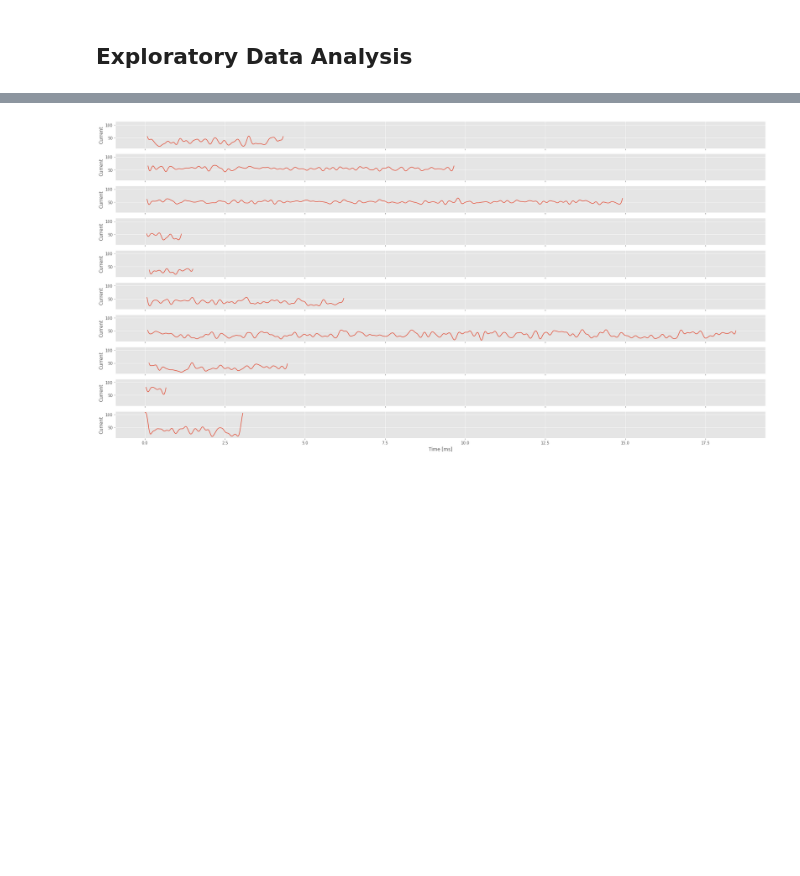
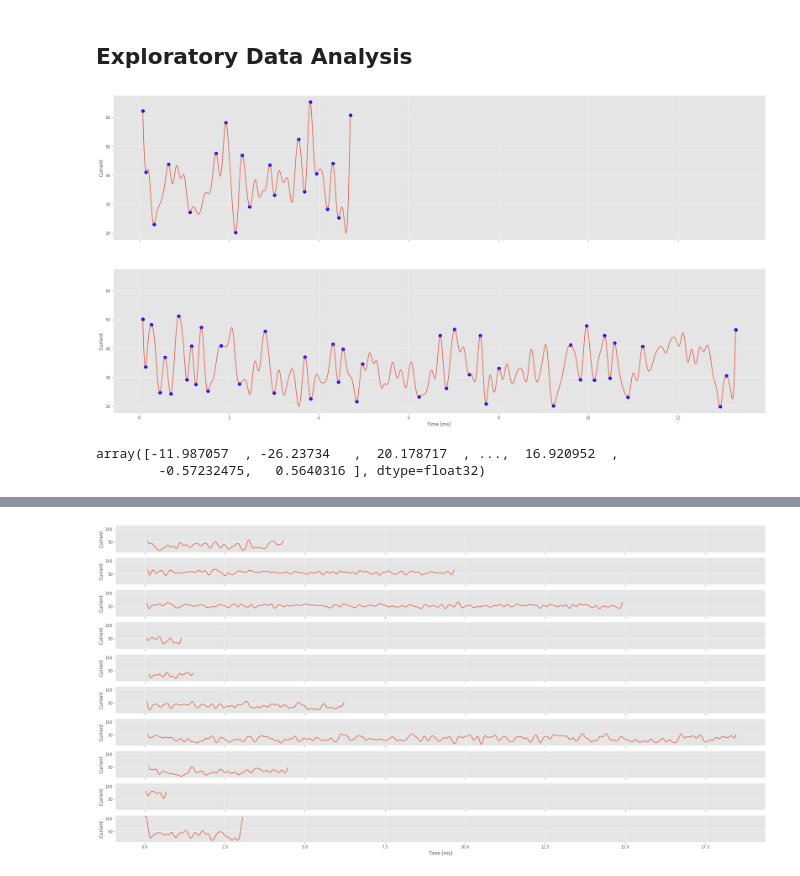
Before and after one commit to HaroldBenoit/ml4science-polymers, a Jupyter notebook: mete-exploration.ipynb, the cells around one changed output, grey strips where cells are left out. Cells and saved outputs as stored; diff of their text form; code cells hidden in the pictures; blank space fills up the shorter version.

```diff
--- a/mete.ipynb
+++ b/mete-exploration.ipynb
@@ -9,16 +10,3 @@ plt.style.use('ggplot')
 aa62_data = np.load('data/AA66266AA.npy', allow_pickle=True)
 aa64_data = np.load('data/AA66466AA.npy', allow_pickle=True)
 aa65_data = np.load('data/AA66566AA.npy', allow_pickle=True)
-# %%
-def plot_data(data):
-    k = len(data)
-    fig, axes = plt.subplots(k, 1, figsize=(30, 15), sharex=True, sharey=True)
-
-    for i in range(k):
-        event = data[i]
-        time = event[:, 0]
-        current = event[:, 1]
-
-        g = sns.lineplot(x=time, y=current, ax=axes[i])
-        g.set_xlabel('Time [ms]')
-        g.set_ylabel('Current')
@@ -24,0 +17,4 @@ def plot_data(data):
+# %%
+plot_data(aa64_data[:2], plot_extrema=True, diff_threshold=10)
+# %% [output]
+[figure, added]
@@ -24,0 +29,5 @@ def plot_data(data):
+# %%
+aa62_current_diffs
+# %% [output]
+array([-11.987057  , -26.23734   ,  20.178717  , ...,  16.920952  ,
+        -0.57232475,   0.5640316 ], dtype=float32)
```
Also changed, not shown: parts of 22 cells of this notebook, 4 other files.
